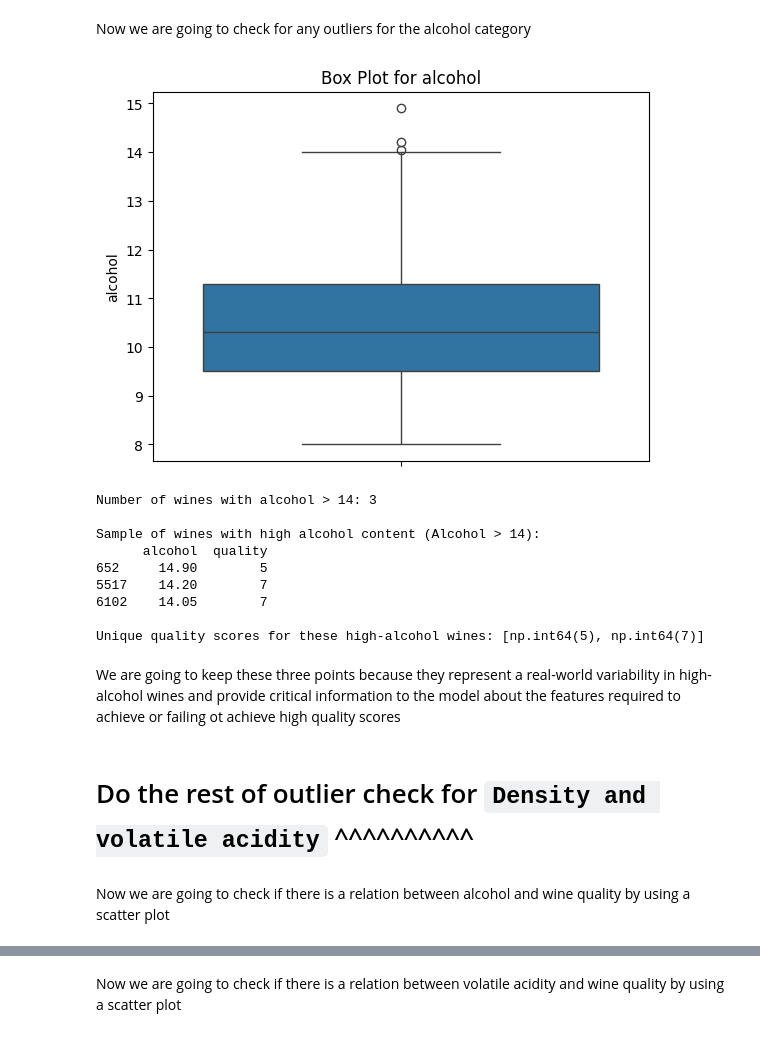
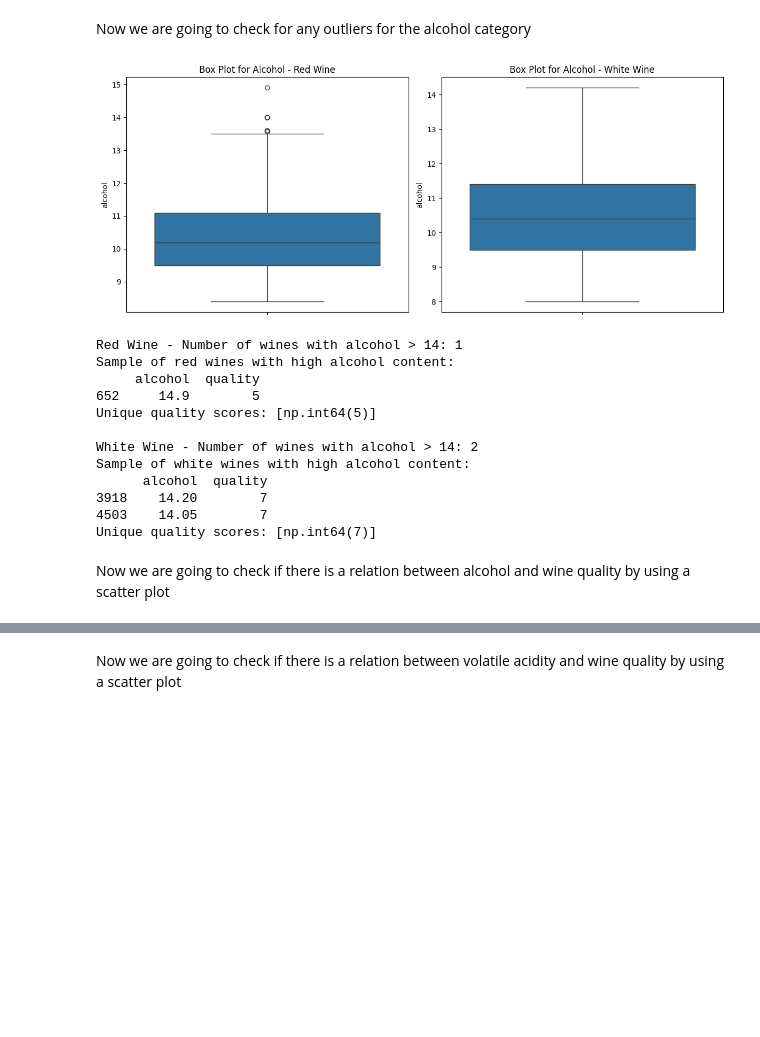
Before and after one commit to DinteN098/GSU_homework, a Jupyter notebook: CSC 4780 Final Project/grape_and_feet.ipynb, the cells around one changed output, grey strips where cells are left out. Saved outputs shown, nothing was run; the diff lists cells and outputs as text; code cells hidden in the pictures; blank space fills up the shorter version.

Commit message:
Made some modification to original notebook. Recommend to create 2 different model for white and red wine.

```diff
--- a/CSC 4780 Final Project/grape_and_feet.ipynb
+++ b/CSC 4780 Final Project/grape_and_feet.ipynb
@@ -49,9 +128,0 @@ why? by combining both datasets we can train one model that learns patterns from
-# %%
-#adding a the type of wine column
-red["type"] = "red"
-white["type"] = "white"
-
-#combining both dataframes
-df = pd.concat([red, white], ignore_index=True)
-
-print(df["type"].value_counts(), "\n")
@@ -85,38 +157,46 @@ Fortunately there is no missing values for any of the categories
 # %% [markdown]
 Now we are going to check for any outliers for the alcohol category
 # %%
-#Looking for outliers
-sns.boxplot(y=df["alcohol"])
-plt.title(f'Box Plot for alcohol')
+#Looking for outliers in alcohol for both wine types
+fig, axes = plt.subplots(1, 2, figsize=(12, 5))
+sns.boxplot(y=red["alcohol"], ax=axes[0])
+axes[0].set_title('Box Plot for Alcohol - Red Wine')
+sns.boxplot(y=white["alcohol"], ax=axes[1])
+axes[1].set_title('Box Plot for Alcohol - White Wine')
+plt.tight_layout()
 plt.show()
 # %% [output]
-[figure, old version]
+[figure, new version]
 # %%
-# Filter the DataFrame for wines where 'alcohol' is greater than 14
-outliers_df = df[df['alcohol'] > 14]
+# Filter for wines where 'alcohol' is greater than 14 in both datasets
+outliers_red = red[red['alcohol'] > 14]
+outliers_white = white[white['alcohol'] > 14]
 
-# Display the size of the outlier set and a sample of the data
-print(f"Number of wines with alcohol > 14: {outliers_df.shape[0]}")
-print("\nSample of wines with high alcohol content (Alcohol > 14):")
-print(outliers_df[['alcohol', 'quality']].head())
+# Display the size of the outlier sets and samples
+print(f"Red Wine - Number of wines with alcohol > 14: {outliers_red.shape[0]}")
+if not outliers_red.empty:
+    print("Sample of red wines with high alcohol content:")
+    print(outliers_red[['alcohol', 'quality']].head())
+    print(f"Unique quality scores: {sorted(outliers_red['quality'].unique())}")
 
-# Check the range of quality scores for this high-alcohol group
-if not outliers_df.empty:
-    print(f"\nUnique quality scores for these high-alcohol wines: {sorted(outliers_df['quality'].unique())}")
+print(f"\nWhite Wine - Number of wines with alcohol > 14: {outliers_white.shape[0]}")
+if not outliers_white.empty:
+    print("Sample of white wines with high alcohol content:")
+    print(outliers_white[['alcohol', 'quality']].head())
+    print(f"Unique quality scores: {sorted(outliers_white['quality'].unique())}")
 # %% [output]
-Number of wines with alcohol > 14: 3
+Red Wine - Number of wines with alcohol > 14: 1
+Sample of red wines with high alcohol content:
+     alcohol  quality
+652     14.9        5
+Unique quality scores: [np.int64(5)]
 
-Sample of wines with high alcohol content (Alcohol > 14):
+White Wine - Number of wines with alcohol > 14: 2
+Sample of white wines with high alcohol content:
       alcohol  quality
-652     14.90        5
-5517    14.20        7
-6102    14.05        7
-
-Unique quality scores for these high-alcohol wines: [np.int64(5), np.int64(7)]
+3918    14.20        7
+4503    14.05        7
+Unique quality scores: [np.int64(7)]
-# %% [markdown]
-We are going to keep these three points because they represent a real-world variability in high-alcohol wines and provide critical information to the model about the features required to achieve or failing ot achieve high quality scores
 # %% [markdown]
-# Do the rest of outlier check for `Density and volatile acidity` ^^^^^^^^^^
+Now we are going to check if there is a relation between alcohol and wine quality by using a scatter plot
-# %% [markdown]
-Now we are going to check if there is a relation between alcohol and wine quality by using a scatter plot
 # %%
```
Also changed, not shown: parts of 10 cells of this notebook, 8 other files.
